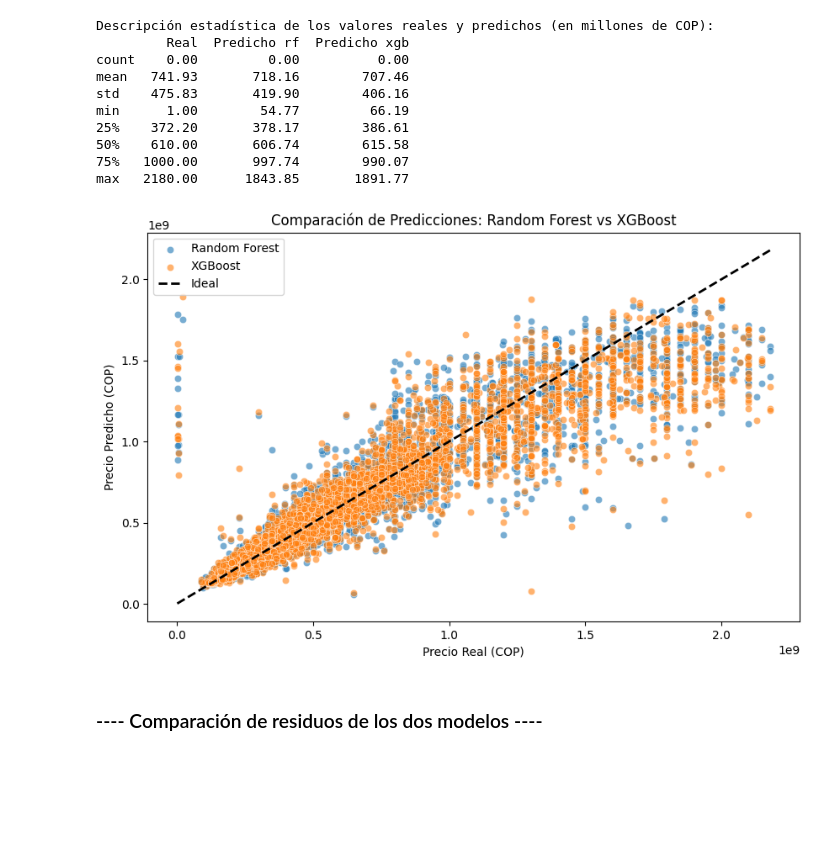
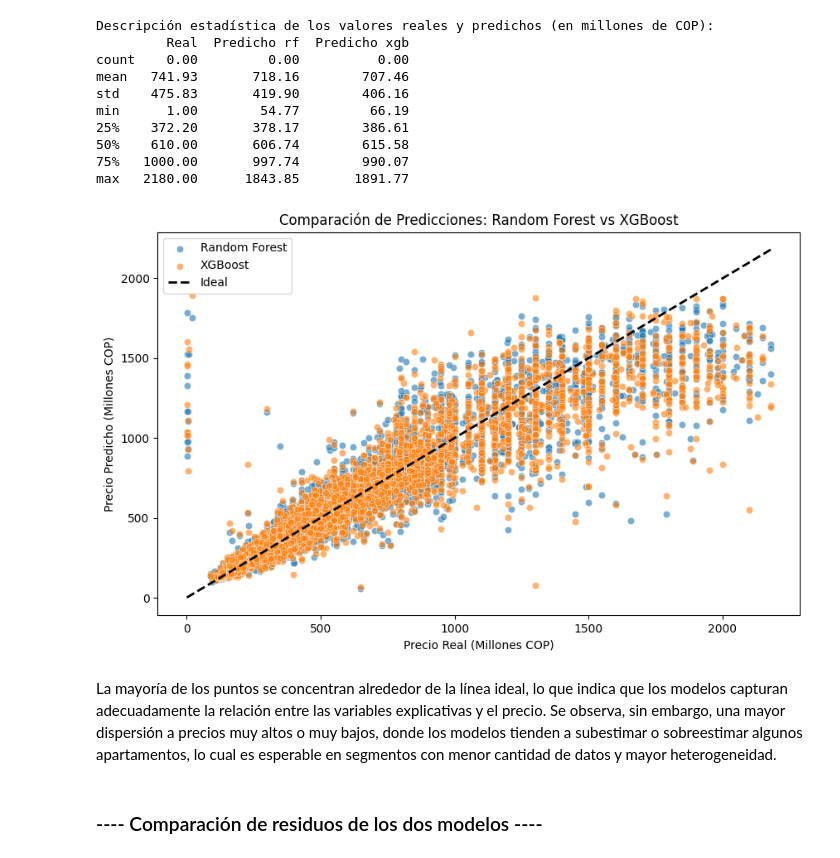
Before and after one commit to maperezp/Taller2-CDA, a Jupyter notebook: Taller2.ipynb, the cells around one changed output. Drawn from its saved outputs; the diff is of its cells as text; code cells hidden in the pictures; blank space fills up the shorter version.

```diff
--- a/Taller2.ipynb
+++ b/Taller2.ipynb
@@ -1076,16 +1135,18 @@ min      1.00        54.77         66.19
 max   2180.00      1843.85       1891.77
 # %%
 plt.figure(figsize=(10, 6))
-sns.scatterplot(x=y_test_true, y=y_pred_real_rf, label='Random Forest', alpha=0.6)
-sns.scatterplot(x=y_test_true, y=y_pred_real_xgb, label='XGBoost', alpha=0.6)
-plt.plot([y_test_true.min(), y_test_true.max()], [y_test_true.min(), y_test_true.max()], 'k--', lw=2, label='Ideal')
-plt.xlabel('Precio Real (COP)')
-plt.ylabel('Precio Predicho (COP)')
+sns.scatterplot(x=y_test_true/1e6, y=y_pred_real_rf/1e6, label='Random Forest', alpha=0.6)
+sns.scatterplot(x=y_test_true/1e6, y=y_pred_real_xgb/1e6, label='XGBoost', alpha=0.6)
+plt.plot([y_test_true.min()/1e6, y_test_true.max()/1e6], [y_test_true.min()/1e6, y_test_true.max()/1e6], 'k--', lw=2, label='Ideal')
+plt.xlabel('Precio Real (Millones COP)')
+plt.ylabel('Precio Predicho (Millones COP)')
 plt.title('Comparación de Predicciones: Random Forest vs XGBoost')
 plt.legend()
 plt.show()
 # %% [output]
-[figure, old version]
+[figure, new version]
+# %% [markdown]
+La mayoría de los puntos se concentran alrededor de la línea ideal, lo que indica que los modelos capturan adecuadamente la relación entre las variables explicativas y el precio. Se observa, sin embargo, una mayor dispersión a precios muy altos o muy bajos, donde los modelos tienden a subestimar o sobreestimar algunos apartamentos, lo cual es esperable en segmentos con menor cantidad de datos y mayor heterogeneidad.
 # %% [markdown]
 ### ---- Comparación de residuos de los dos modelos ----
 # %%
```
Also changed, not shown: parts of 48 cells of this notebook, 1 other file.
